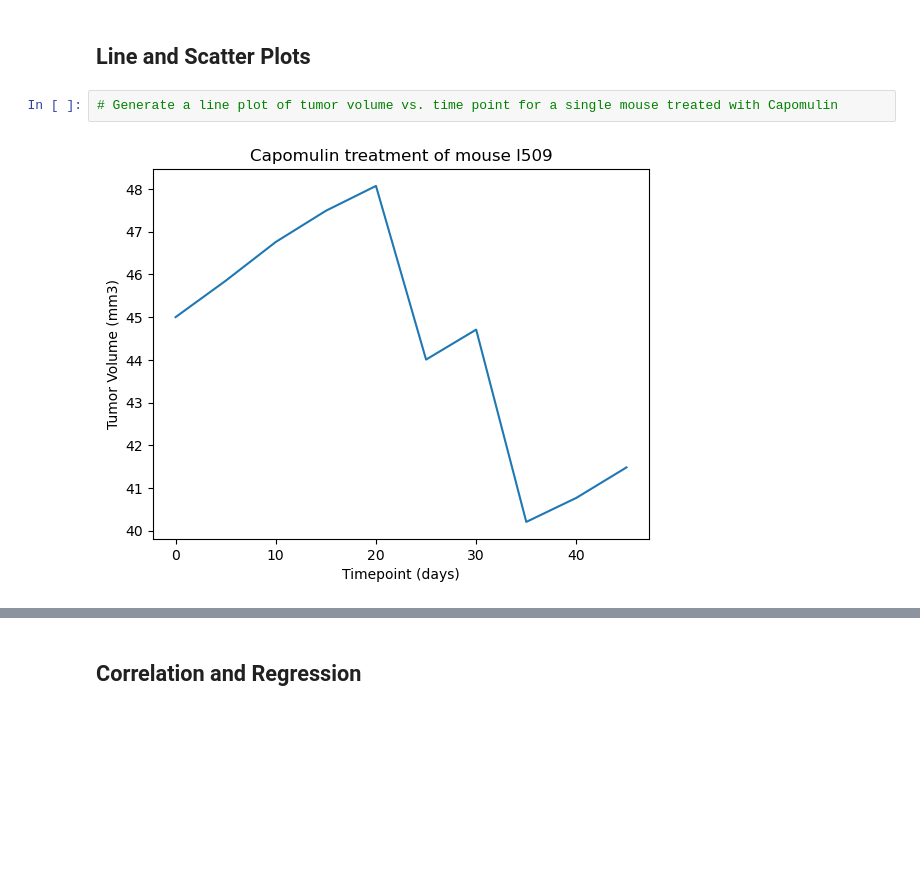
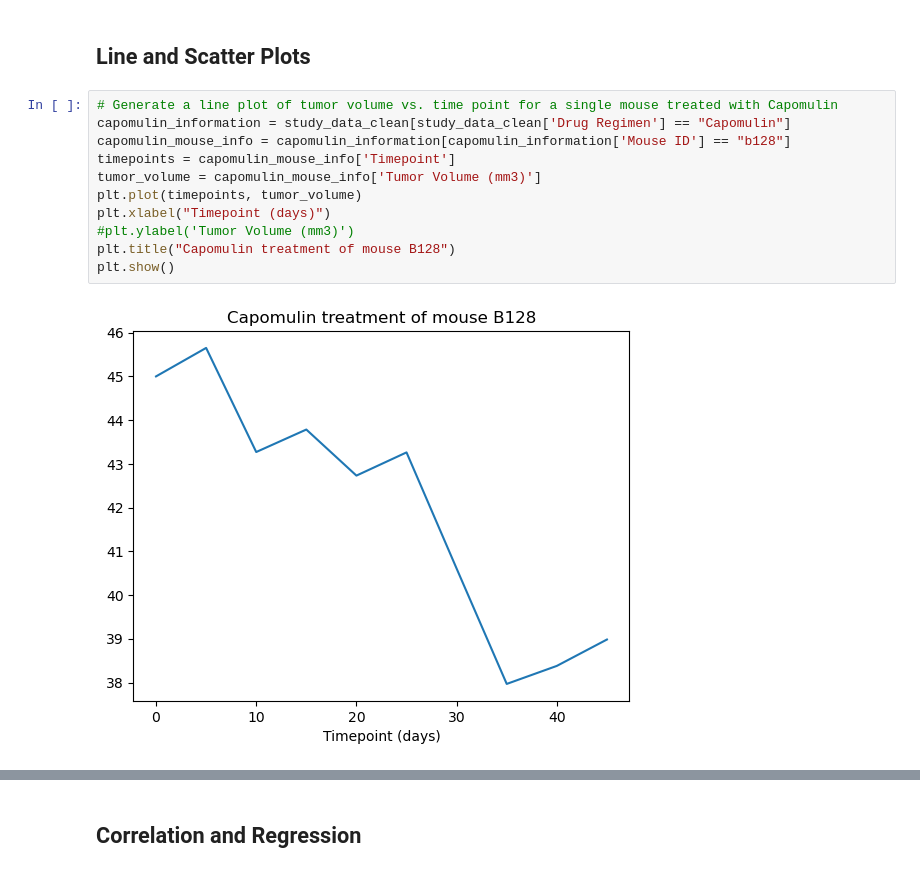
Before and after one commit to nickbrannum02/matplotlib_challenge, a Jupyter notebook: Starter_Code/Pymaceuticals/pymaceuticals_starter.ipynb, the cells around one changed output, grey strips where cells are left out. Drawn from its saved outputs; the diff is of its cells as text; blank space fills up the shorter version.

```diff
--- a/Starter_Code/Pymaceuticals/pymaceuticals_starter.ipynb
+++ b/Starter_Code/Pymaceuticals/pymaceuticals_starter.ipynb
@@ -204,7 +202,16 @@ Ceftamin's potential outliers: Series([], Name: Tumor Volume (mm3), dtype: float
 ## Line and Scatter Plots
 # %%
 # Generate a line plot of tumor volume vs. time point for a single mouse treated with Capomulin
+capomulin_information = study_data_clean[study_data_clean['Drug Regimen'] == "Capomulin"]
+capomulin_mouse_info = capomulin_information[capomulin_information['Mouse ID'] == "b128"]
+timepoints = capomulin_mouse_info['Timepoint']
+tumor_volume = capomulin_mouse_info['Tumor Volume (mm3)']
+plt.plot(timepoints, tumor_volume)
+plt.xlabel("Timepoint (days)")
+#plt.ylabel('Tumor Volume (mm3)')
+plt.title("Capomulin treatment of mouse B128")
+plt.show()
 # %% [output]
-[figure, old version]
+[figure, new version]
 # %%
 # Generate a scatter plot of mouse weight vs. the average observed tumor volume for the entire Capomulin regimen
```
Also changed, not shown: parts of 11 cells of this notebook.
